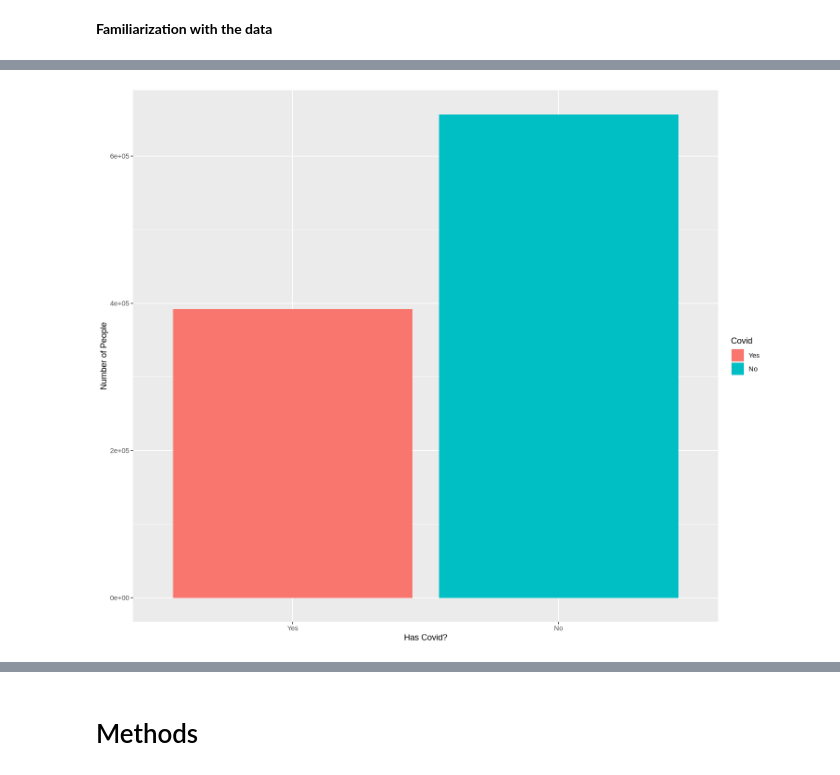
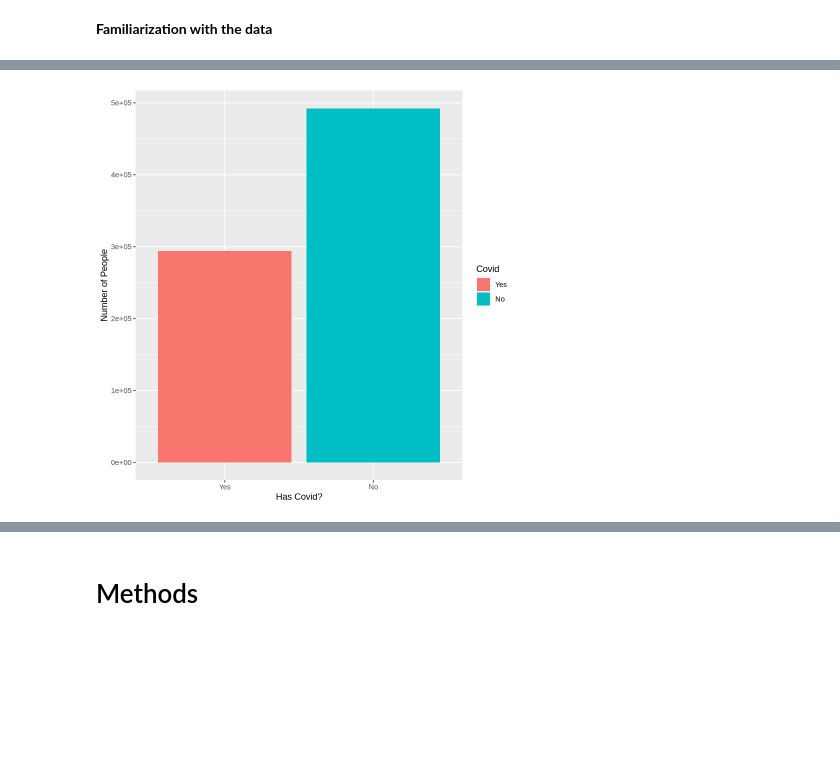
Before and after one commit to akshaj-24/Diabetes_Predictor_DSCI, a Jupyter notebook: Project_proposal.ipynb, the cells around one changed output, grey strips where cells are left out. Cells and saved outputs as stored; diff of their text form; code cells hidden in the pictures; blank space fills up the shorter version.

```diff
--- a/Project_proposal.ipynb
+++ b/Project_proposal.ipynb
@@ -55,18 +75,24 @@ A tibble: 6 × 21
 | 2 | 1 | 1 | 1 | 12/06/2020 | 97 | 2 | 53 | 2 | 2 | ... |
 | 2 | 1 | 2 | 1 | 21/06/2020 | 97 | 2 | 68 | 97 | 1 | ... |
 | 2 | 1 | 1 | 2 | 9999-99-99 | 2 | 1 | 40 | 2 | 2 | ... |
+# %%
+#Splitting data
+
+covid_split <- initial_split(covid_data, prop = 0.75, strata = Covid)
+covid_training <- training(covid_split)
+covid_testing <- testing(covid_split)
 # %%
 #plot showing covid vs non covid
-covid_vs_noncovid <- ggplot(covid_data, aes(x=Covid, fill=Covid)) +
+covid_vs_noncovid <- ggplot(covid_training, aes(x=Covid, fill=Covid)) +
                 geom_bar() +
                 labs(x= "Has Covid?",
                     y= "Number of People",
                     colour = "Covid")
 
 
 covid_vs_noncovid
 # %% [output]
-[figure, old version]
+[figure, new version]
 # %%
 #Plot for Histogram by age for covid carriers and non covid
 options(repr.plot.width = 12, repr.plot.height = 10)
```
Also changed, not shown: parts of 5 cells of this notebook.
